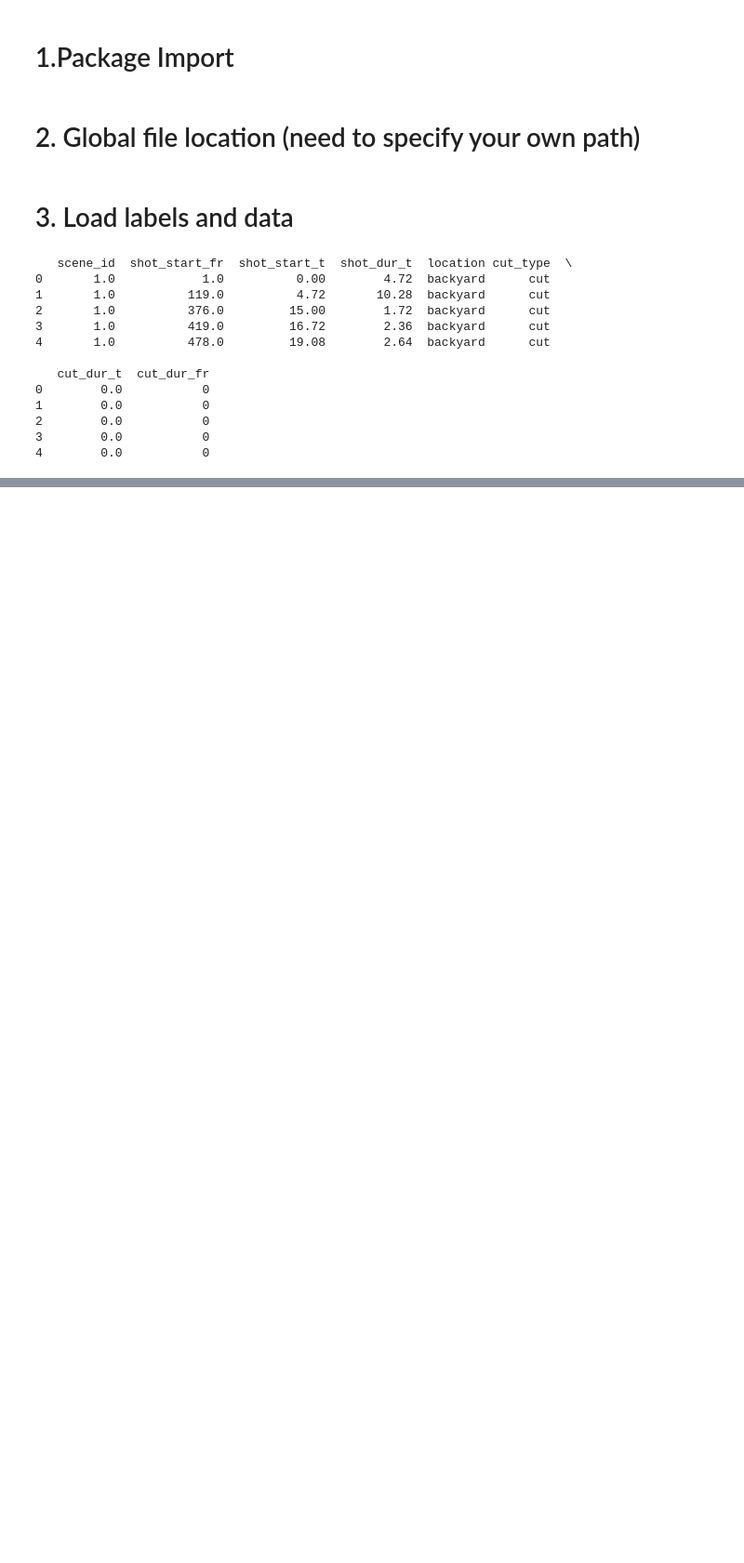
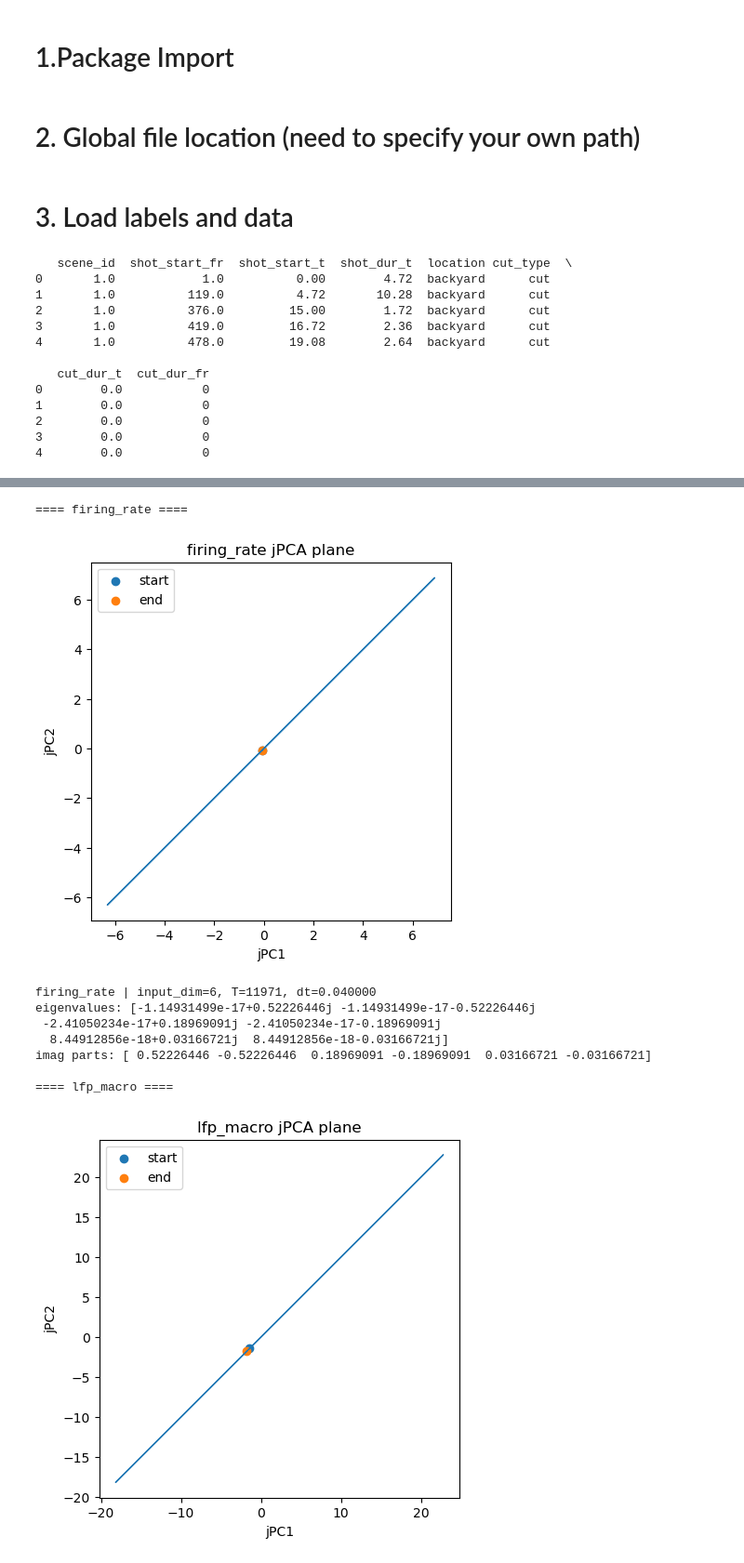
Before and after one commit to DanteLONG-NEO/CompNeuro_CDT, a Jupyter notebook: notebook/notebook.ipynb, the cells around one changed output, grey strips where cells are left out. Shown at 93% size. Saved outputs shown, nothing was run; the diff lists cells and outputs as text; code cells hidden in the pictures; blank space fills up the shorter version.

```diff
--- a/notebook/notebook.ipynb
+++ b/notebook/notebook.ipynb
@@ -52,3 +55,6 @@ print(scenecut_info.head())
 2        0.0           0
 3        0.0           0
 4        0.0           0
+# %%
+df_face_note = label.build_face_feature_df(face_annots, target_id="Jacky")
+print(df_face_note.tail())
@@ -357,0 +1216,23 @@ plt.show()
+# %%
+jpca_results = {}
+
+for modality, res in results.items():
+    if res is None:
+        continue
+
+    print("\n====", modality, "====")
+    try:
+        jpca_results[modality] = run_jpca_on_result(res, n_input_pc=6)
+    except Exception as e:
+        print(f"[skip] {modality}: {e}")
+# %% [output]
+==== firing_rate ====
+[figure, added]
+firing_rate | input_dim=6, T=11971, dt=0.040000
+eigenvalues: [-1.14931499e-17+0.52226446j -1.14931499e-17-0.52226446j
+ -2.41050234e-17+0.18969091j -2.41050234e-17-0.18969091j
+  8.44912856e-18+0.03166721j  8.44912856e-18-0.03166721j]
+imag parts: [ 0.52226446 -0.52226446  0.18969091 -0.18969091  0.03166721 -0.03166721]
+
+==== lfp_macro ====
+[figure, added]
```
Also changed, not shown: parts of 19 cells of this notebook, 5 other files.
